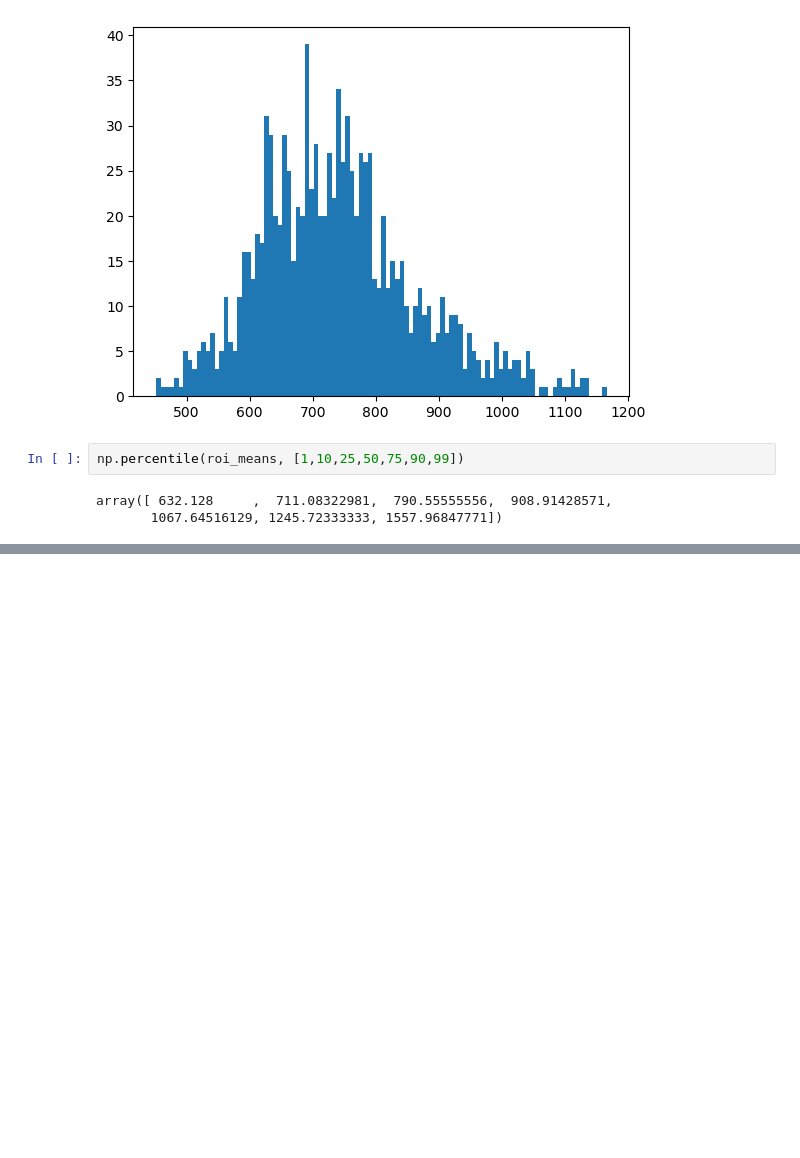
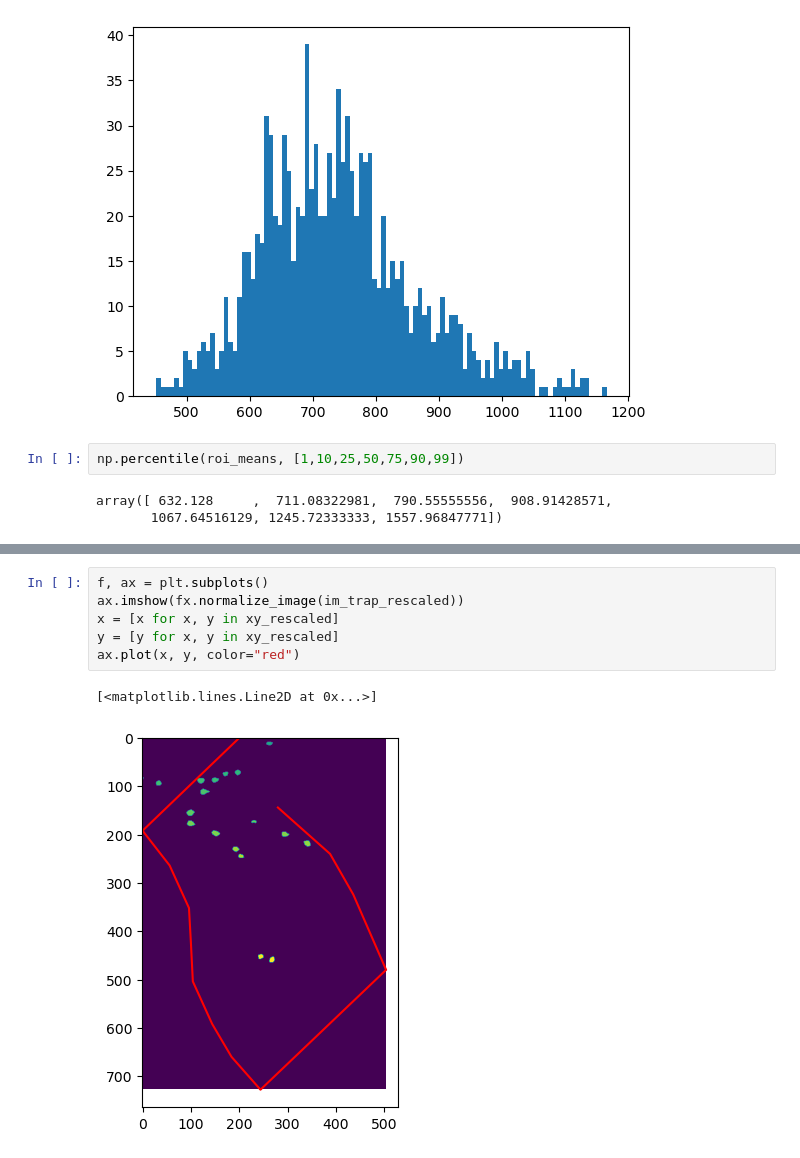
Before and after one commit to mccutcheonlab/fosquant, a Jupyter notebook: fosquant/clipped_roi.ipynb, the cells around one changed output, grey strips where cells are left out. Cells and saved outputs as stored; diff of their text form; blank space fills up the shorter version.

```diff
--- a/fosquant/clipped_roi.ipynb
+++ b/fosquant/clipped_roi.ipynb
@@ -188,0 +251,9 @@ imshow(normalize_image(im1))
+# %%
+f, ax = plt.subplots()
+ax.imshow(fx.normalize_image(im_trap_rescaled))
+x = [x for x, y in xy_rescaled]
+y = [y for x, y in xy_rescaled]
+ax.plot(x, y, color="red")
+# %% [output]
+[<matplotlib.lines.Line2D at 0x...>]
+[figure, added]
```
Also changed, not shown: parts of 7 cells of this notebook, 2 other files.
